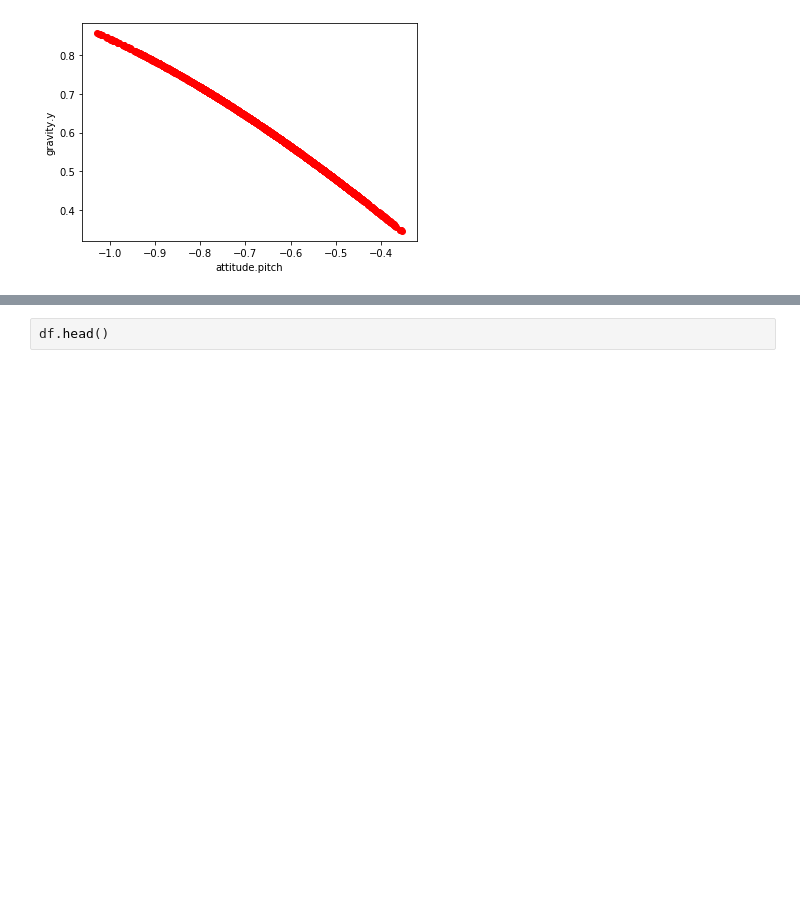
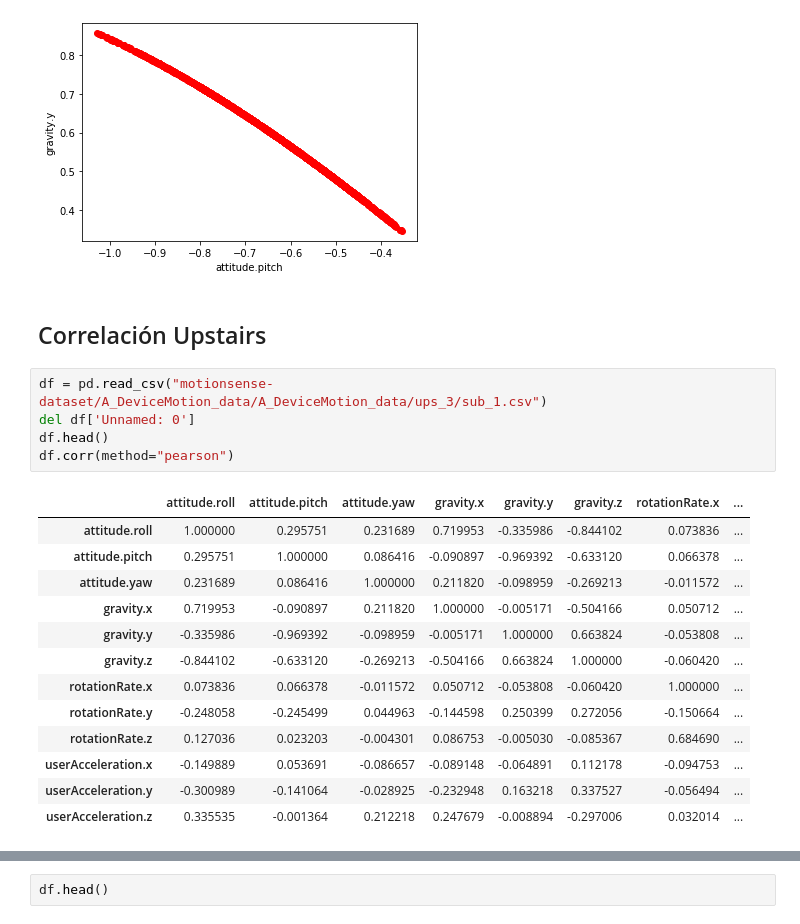
Before and after one commit to gio8tisu/HAR-timeseries-classification, a Jupyter notebook: Correlation.ipynb, the cells around one changed output, grey strips where cells are left out. Drawn from its saved outputs; the diff is of its cells as text; blank space fills up the shorter version.

```diff
--- a/Correlation.ipynb
+++ b/Correlation.ipynb
@@ -109,3 +112,24 @@ plt.ylabel("gravity.y")
 # %% [output]
 Text(0, 0.5, 'gravity.y')
 [figure]
+# %% [markdown]
+## Correlación Upstairs
+# %%
+df = pd.read_csv("motionsense-dataset/A_DeviceMotion_data/A_DeviceMotion_data/ups_3/sub_1.csv")
+del df['Unnamed: 0']
+df.head()
+df.corr(method="pearson")
+# %% [output]
+|  | attitude.roll | attitude.pitch | attitude.yaw | gravity.x | gravity.y | gravity.z | rotationRate.x | ... |
+| attitude.roll | 1.000000 | 0.295751 | 0.231689 | 0.719953 | -0.335986 | -0.844102 | 0.073836 | ... |
+| attitude.pitch | 0.295751 | 1.000000 | 0.086416 | -0.090897 | -0.969392 | -0.633120 | 0.066378 | ... |
+| attitude.yaw | 0.231689 | 0.086416 | 1.000000 | 0.211820 | -0.098959 | -0.269213 | -0.011572 | ... |
+| gravity.x | 0.719953 | -0.090897 | 0.211820 | 1.000000 | -0.005171 | -0.504166 | 0.050712 | ... |
+| gravity.y | -0.335986 | -0.969392 | -0.098959 | -0.005171 | 1.000000 | 0.663824 | -0.053808 | ... |
+| gravity.z | -0.844102 | -0.633120 | -0.269213 | -0.504166 | 0.663824 | 1.000000 | -0.060420 | ... |
+| rotationRate.x | 0.073836 | 0.066378 | -0.011572 | 0.050712 | -0.053808 | -0.060420 | 1.000000 | ... |
+| rotationRate.y | -0.248058 | -0.245499 | 0.044963 | -0.144598 | 0.250399 | 0.272056 | -0.150664 | ... |
+| rotationRate.z | 0.127036 | 0.023203 | -0.004301 | 0.086753 | -0.005030 | -0.085367 | 0.684690 | ... |
+| userAcceleration.x | -0.149889 | 0.053691 | -0.086657 | -0.089148 | -0.064891 | 0.112178 | -0.094753 | ... |
+| userAcceleration.y | -0.300989 | -0.141064 | -0.028925 | -0.232948 | 0.163218 | 0.337527 | -0.056494 | ... |
+| userAcceleration.z | 0.335535 | -0.001364 | 0.212218 | 0.247679 | -0.008894 | -0.297006 | 0.032014 | ... |
```
Also changed, not shown: parts of 6 cells of this notebook, 13 other files.
